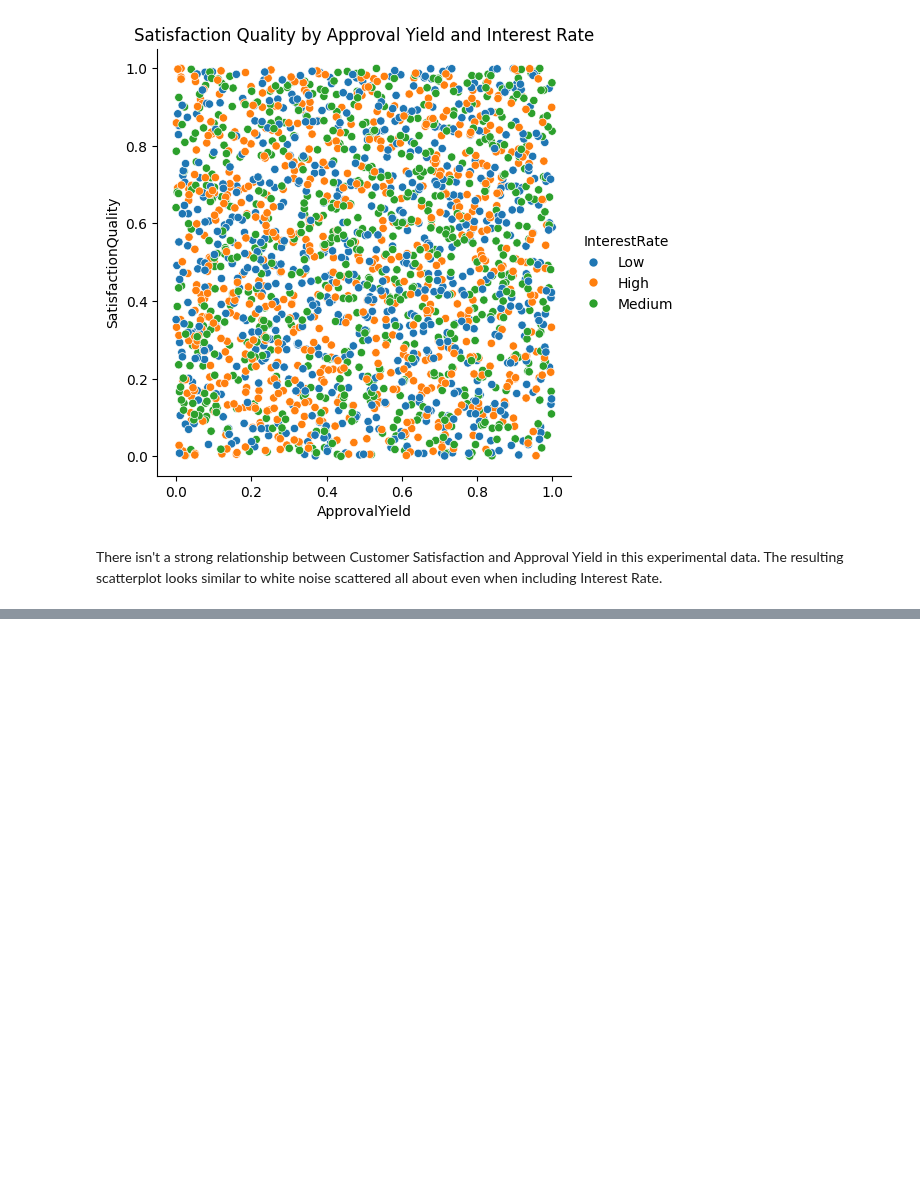
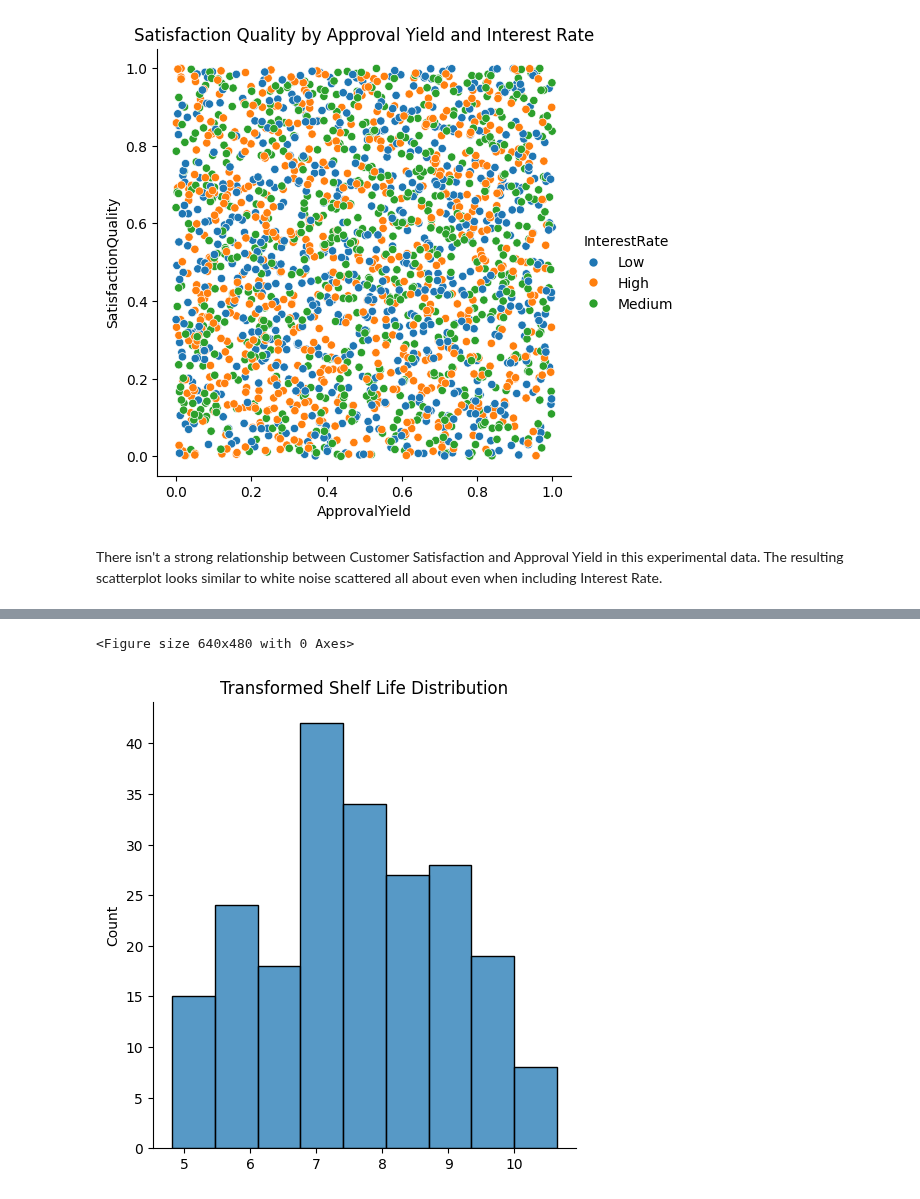
Before and after one commit to MichaelSzczepaniak/DataCamp, a Jupyter notebook: Tracks/Associate Data Scientist/30 Experimental Design in Python/ExperimentalDesignPython.ipynb, the cells around one changed output, grey strips where cells are left out. Drawn from its saved outputs; the diff is of its cells as text; code cells hidden in the pictures; blank space fills up the shorter version.

```diff
--- a/Tracks/Associate Data Scientist/30 Experimental Design in Python/ExperimentalDesignPython.ipynb
+++ b/Tracks/Associate Data Scientist/30 Experimental Design in Python/ExperimentalDesignPython.ipynb
@@ -902,0 +940,13 @@ There isn't a strong relationship between Customer Satisfaction and Approval Yie
+# %%
+from scipy.stats import boxcox
+# Create a Box-Cox transformation
+ShelfLifeTransformed, _ = boxcox(food_preservation['ShelfLife'])
+
+# Visualize the transformed ShelfLife distribution
+plt.clf()
+sns.displot(ShelfLifeTransformed)
+plt.title('Transformed Shelf Life Distribution')
+plt.show()
+# %% [output]
+<Figure size 640x480 with 0 Axes>
+[figure, added]
```
Also changed, not shown: parts of 14 cells of this notebook.
